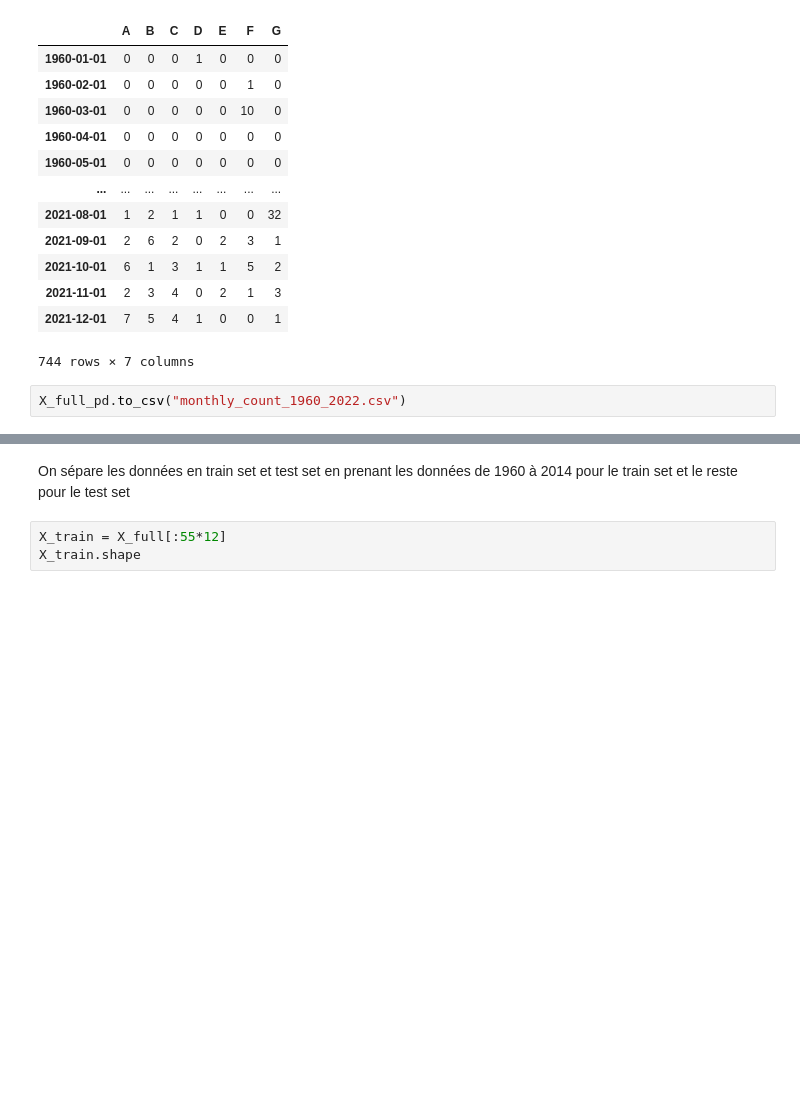
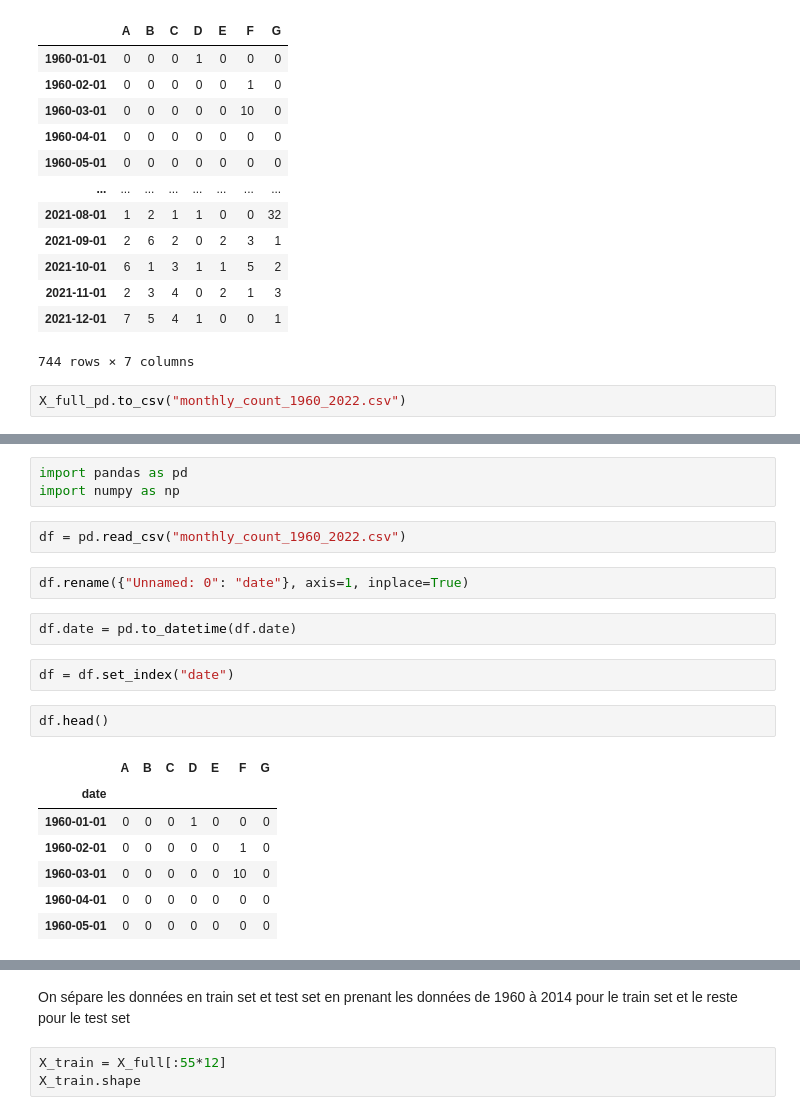
Before and after one commit to eupho73/TER-BNN, a Jupyter notebook: data/nn/second_model copy.ipynb, the cells around one changed output, grey strips where cells are left out. Cells and saved outputs as stored; diff of their text form; blank space fills up the shorter version.

```diff
--- a/data/nn/second_model copy.ipynb
+++ b/data/nn/second_model copy.ipynb
@@ -154,0 +157,21 @@ X_full_pd.to_csv("monthly_count_1960_2022.csv")
+# %%
+import pandas as pd
+import numpy as np
+# %%
+df = pd.read_csv("monthly_count_1960_2022.csv")
+# %%
+df.rename({"Unnamed: 0": "date"}, axis=1, inplace=True)
+# %%
+df.date = pd.to_datetime(df.date)
+# %%
+df = df.set_index("date")
+# %%
+df.head()
+# %% [output]
+|  | A | B | C | D | E | F | G |
+| date |  |  |  |  |  |  |  |
+| 1960-01-01 | 0 | 0 | 0 | 1 | 0 | 0 | 0 |
+| 1960-02-01 | 0 | 0 | 0 | 0 | 0 | 1 | 0 |
+| 1960-03-01 | 0 | 0 | 0 | 0 | 0 | 10 | 0 |
+| 1960-04-01 | 0 | 0 | 0 | 0 | 0 | 0 | 0 |
+| 1960-05-01 | 0 | 0 | 0 | 0 | 0 | 0 | 0 |
```
Also changed, not shown: parts of 3 cells of this notebook.
